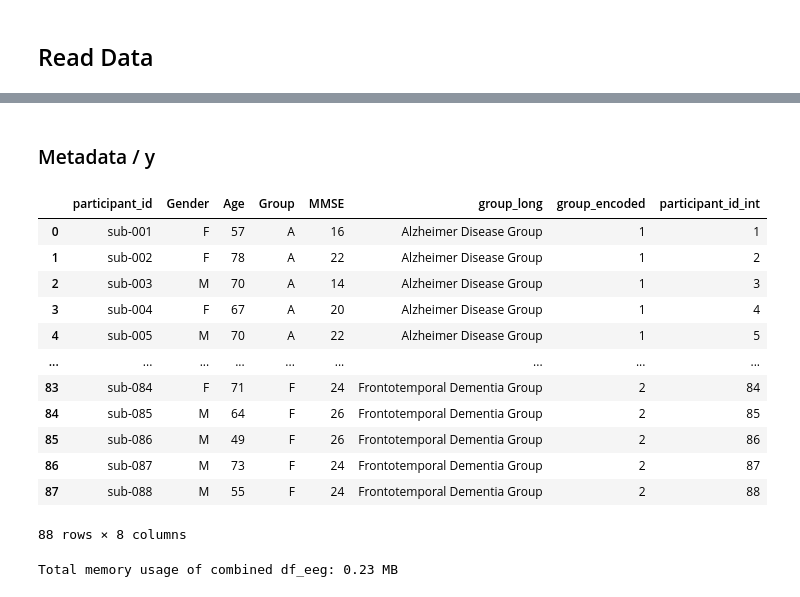
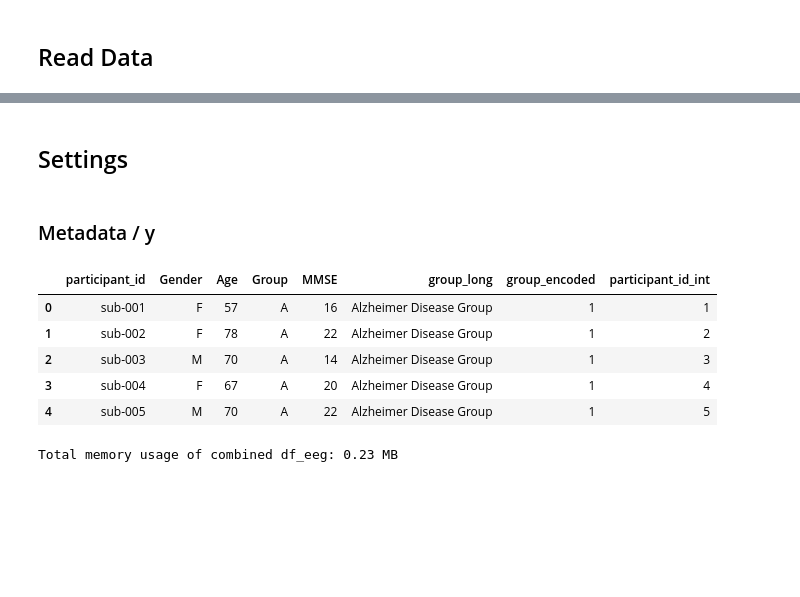
Before and after one commit to hereditary-eu/EEGlass, a Jupyter notebook: backend/experiments_xeegnet/adapt_selfeeg.ipynb, the cells around one changed output, grey strips where cells are left out. Saved outputs shown, nothing was run; the diff lists cells and outputs as text; code cells hidden in the pictures; blank space fills up the shorter version.

```diff
--- a/backend/experiments_xeegnet/adapt_selfeeg.ipynb
+++ b/backend/experiments_xeegnet/adapt_selfeeg.ipynb
@@ -99,3 +120,5 @@ dir_shallownetXAI = os.path.join(
 )
 
 # data_path = os.path.join(dir_data_abs, 'ds004504/sub-001/eeg/sub-001_task-eyesclosed_eeg.set')
+# %% [markdown]
+## Settings
@@ -102,40 +128,15 @@ dir_shallownetXAI = os.path.join(
 # %% [markdown]
 ### Metadata / y
-# %%
-disease_mapping = {
-    "A": "Alzheimer Disease Group",
-    "F": "Frontotemporal Dementia Group",
-    "C": "Healthy Group",
-}
-
-disease_encoding = {
-    "A": 1,
-    "F": 2,
-    "C": 0,
-}
-
-
-df_metadata = load_metadata(dir_data=dir_data)
-
-# metadata_path = os.path.join(dir_data, 'participants.tsv')
-# df_metadata = pd.read_csv(metadata_path, sep='\t')
-# df_metadata['group_long'] = df_metadata['Group'].map(disease_mapping)
-# df_metadata['group_encoded'] = df_metadata['Group'].map(disease_encoding)
-df_metadata
-# %% [output]
-|  | participant_id | Gender | Age | Group | MMSE | group_long | group_encoded | participant_id_int |
-| 0 | sub-001 | F | 57 | A | 16 | Alzheimer Disease Group | 1 | 1 |
-| 1 | sub-002 | F | 78 | A | 22 | Alzheimer Disease Group | 1 | 2 |
-| 2 | sub-003 | M | 70 | A | 14 | Alzheimer Disease Group | 1 | 3 |
-| 3 | sub-004 | F | 67 | A | 20 | Alzheimer Disease Group | 1 | 4 |
-| 4 | sub-005 | M | 70 | A | 22 | Alzheimer Disease Group | 1 | 5 |
-| ... | ... | ... | ... | ... | ... | ... | ... | ... |
-| 83 | sub-084 | F | 71 | F | 24 | Frontotemporal Dementia Group | 2 | 84 |
-| 84 | sub-085 | M | 64 | F | 26 | Frontotemporal Dementia Group | 2 | 85 |
-| 85 | sub-086 | M | 49 | F | 26 | Frontotemporal Dementia Group | 2 | 86 |
-| 86 | sub-087 | M | 73 | F | 24 | Frontotemporal Dementia Group | 2 | 87 |
-| 87 | sub-088 | M | 55 | F | 24 | Frontotemporal Dementia Group | 2 | 88 |
-88 rows × 8 columns
+# %%
+df_metadata = load_metadata(dir_data=dir_data)
+df_metadata.head()
+# %% [output]
+|  | participant_id | Gender | Age | Group | MMSE | group_long | group_encoded | participant_id_int |
+| 0 | sub-001 | F | 57 | A | 16 | Alzheimer Disease Group | 1 | 1 |
+| 1 | sub-002 | F | 78 | A | 22 | Alzheimer Disease Group | 1 | 2 |
+| 2 | sub-003 | M | 70 | A | 14 | Alzheimer Disease Group | 1 | 3 |
+| 3 | sub-004 | F | 67 | A | 20 | Alzheimer Disease Group | 1 | 4 |
+| 4 | sub-005 | M | 70 | A | 22 | Alzheimer Disease Group | 1 | 5 |
 # %%
 participant_ids = [1, 2, 3, 4, 5, 6, 40, 41, 42, 43, 44, 45, 80, 81, 82, 83, 84, 85]
 
```
Also changed, not shown: parts of 54 cells of this notebook, 1 other file.
